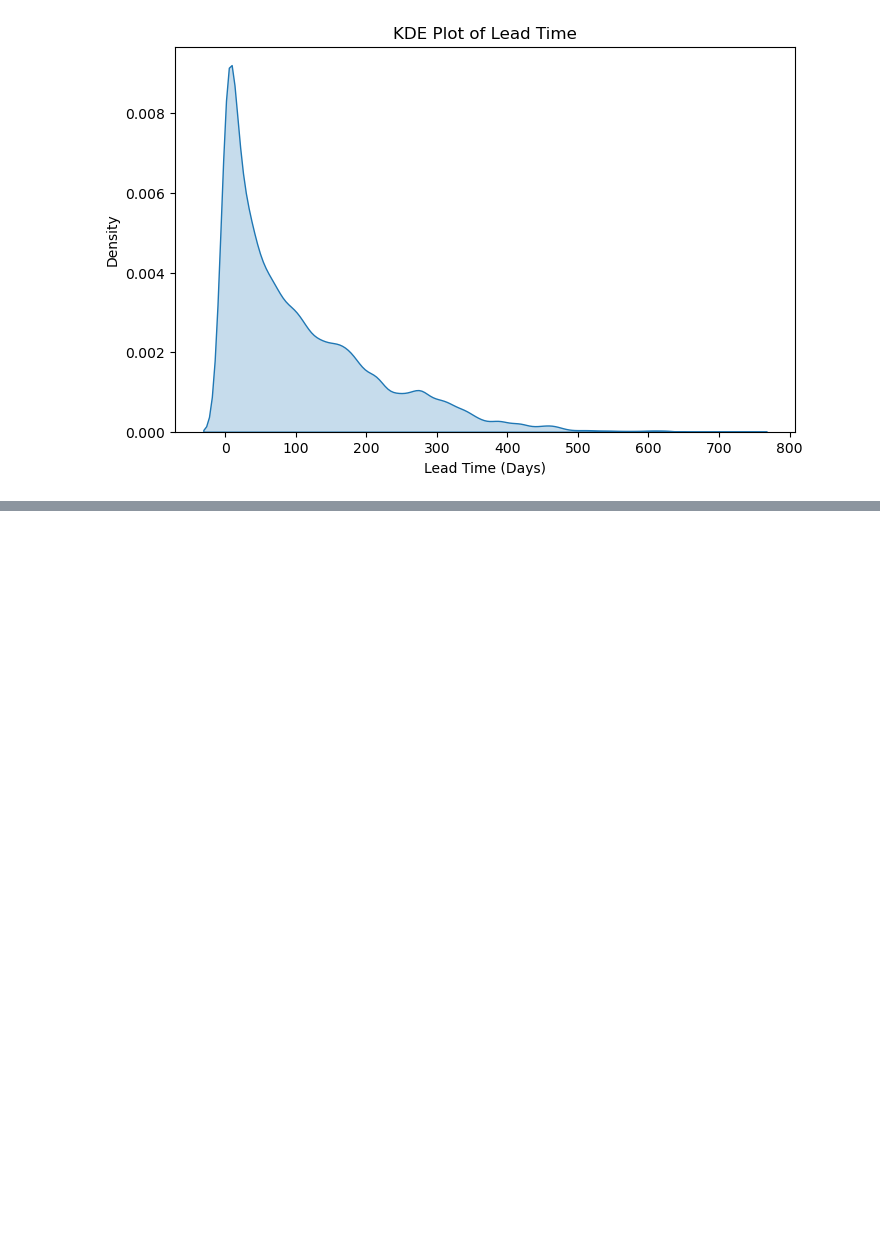
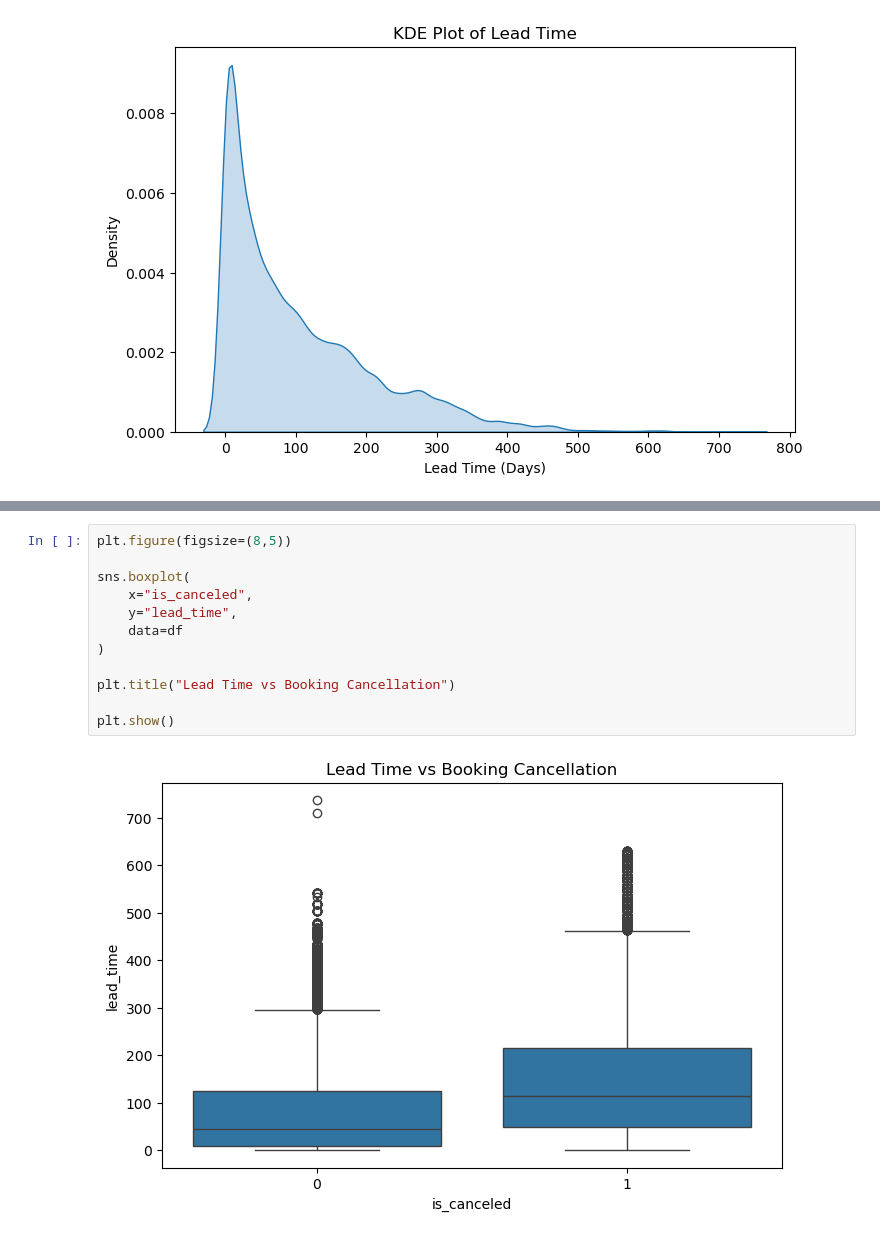
Before and after one commit to greeshavaishnavi09/Hotel_Booking_Cancellation_Prediction, a Jupyter notebook: research/02_eda.ipynb, the cells around one changed output, grey strips where cells are left out. Cells and saved outputs as stored; diff of their text form; blank space fills up the shorter version.

```diff
--- a/research/02_eda.ipynb
+++ b/research/02_eda.ipynb
@@ -376,0 +384,14 @@ plt.show()
+# %%
+plt.figure(figsize=(8,5))
+
+sns.boxplot(
+    x="is_canceled",
+    y="lead_time",
+    data=df
+)
+
+plt.title("Lead Time vs Booking Cancellation")
+
+plt.show()
+# %% [output]
+[figure, added]
```
Also changed, not shown: parts of 28 cells of this notebook.
